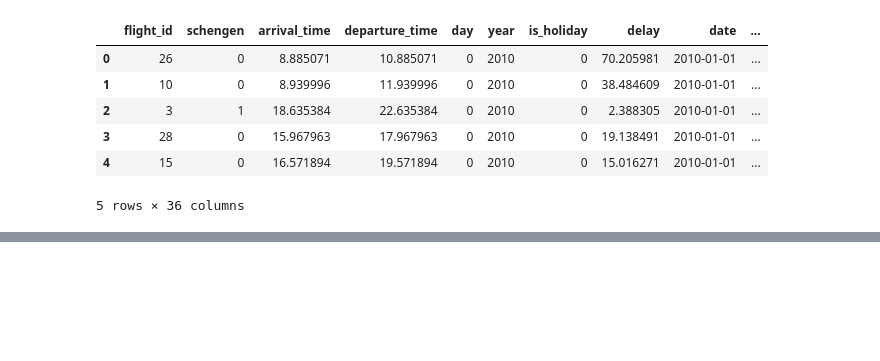
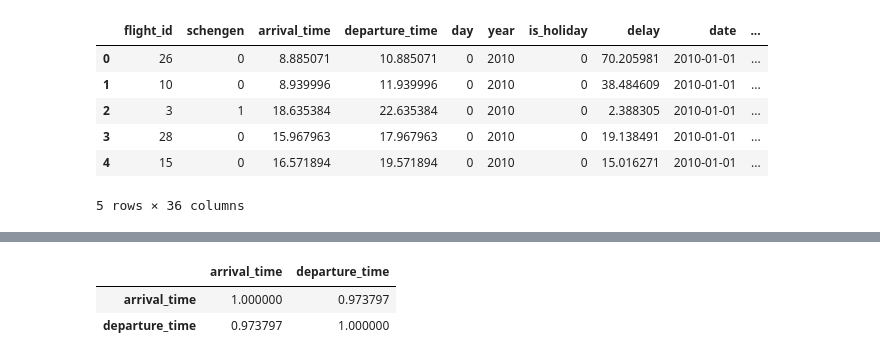
Before and after one commit to Ivan8Garcia/data-science, a Jupyter notebook: optimizacion_aeroportuaria.ipynb, the cells around one changed output, grey strips where cells are left out. Saved outputs shown, nothing was run; the diff lists cells and outputs as text; code cells hidden in the pictures; blank space fills up the shorter version.

```diff
--- a/optimizacion_aeroportuaria.ipynb
+++ b/optimizacion_aeroportuaria.ipynb
@@ -278 +282,10 @@ datos_codificados.sample(5)
 5 rows × 36 columns
+# %%
+#usaremos el metodo de las correlaciones porque en las graficas cuando usamos kde,las kde se parecen mucho
+#para ello usaremos el metodo de correlaciones para comprobar matematicamente cuanto se parecen
+#aqui veremos la correlacion entre el horario de llega y de salida
+datos[["arrival_time","departure_time"]].corr()
+# %% [output]
+|  | arrival_time | departure_time |
+| arrival_time | 1.000000 | 0.973797 |
+| departure_time | 0.973797 | 1.000000 |
```
Also changed, not shown: parts of 11 cells of this notebook.
